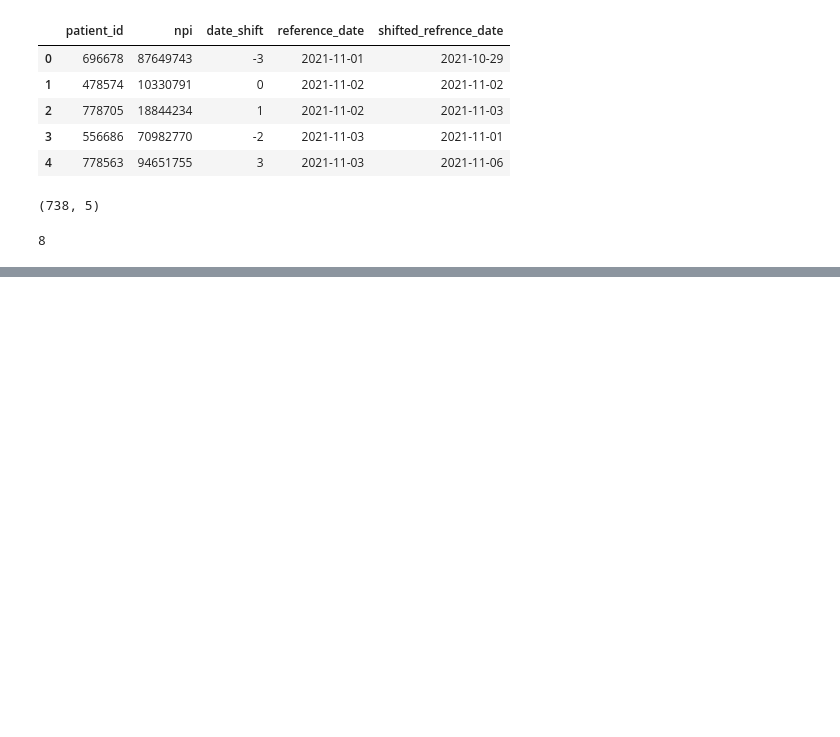
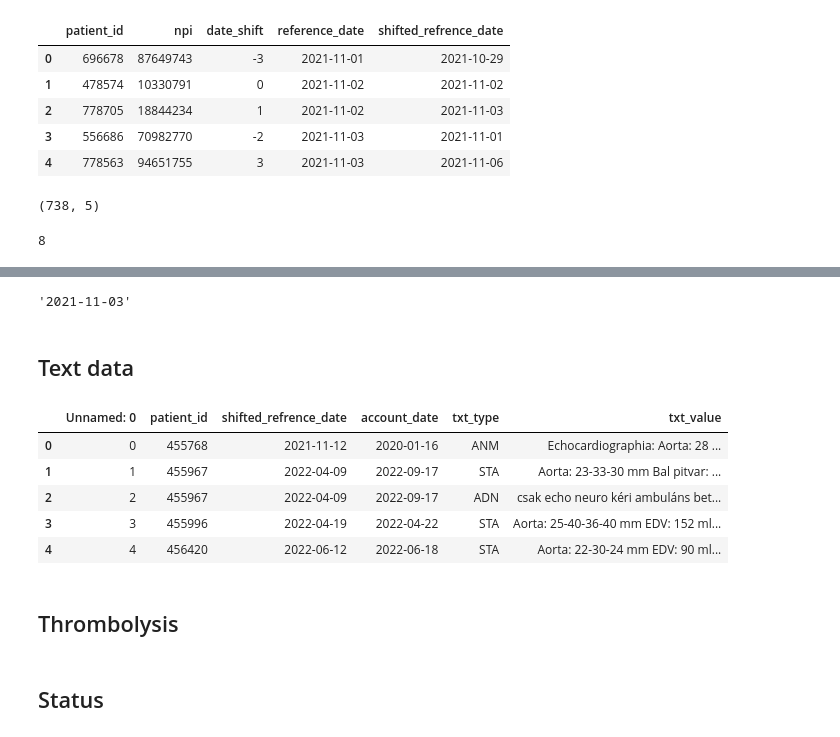
Before and after one commit to antalsz96/cta, a Jupyter notebook: medsol_analyzer/analyze.ipynb, the cells around one changed output, grey strips where cells are left out. Cells and saved outputs as stored; diff of their text form; code cells hidden in the pictures; blank space fills up the shorter version.

```diff
--- a/medsol_analyzer/analyze.ipynb
+++ b/medsol_analyzer/analyze.ipynb
@@ -82,0 +120,6 @@ if NI.itemsize == 8:
+# %%
+test_id = 556686
+RD = reference_df.loc[reference_df["patient_id"]==test_id, "reference_date"].values[0]
+RD
+# %% [output]
+'2021-11-03'
@@ -82,0 +129,18 @@ if NI.itemsize == 8:
+# %% [markdown]
+## Text data
+# %%
+# read excels into pandas
+
+neurologia_df = pd.read_excel("neurologia.xlsx")
+sbo_df = pd.read_excel("sbo_ambulans_lap.xlsx")
+echo_df = pd.read_excel("sziv_echo_lelet.xlsx")
+reference_df = pd.read_csv("patient_reference.csv")
+# %%
+echo_df.head()
+# %% [output]
+|  | Unnamed: 0 | patient_id | shifted_refrence_date | account_date | txt_type | txt_value |
+| 0 | 0 | 455768 | 2021-11-12 | 2020-01-16 | ANM | Echocardiographia: Aorta: 28 ... |
+| 1 | 1 | 455967 | 2022-04-09 | 2022-09-17 | STA | Aorta: 23-33-30 mm Bal pitvar: ... |
+| 2 | 2 | 455967 | 2022-04-09 | 2022-09-17 | ADN | csak echo neuro kéri ambuláns bet... |
+| 3 | 3 | 455996 | 2022-04-19 | 2022-04-22 | STA | Aorta: 25-40-36-40 mm EDV: 152 ml... |
+| 4 | 4 | 456420 | 2022-06-12 | 2022-06-18 | STA | Aorta: 22-30-24 mm EDV: 90 ml... |
@@ -82,0 +184,2 @@ if NI.itemsize == 8:
+# %% [markdown]
+## Thrombolysis
@@ -82,0 +204,2 @@ if NI.itemsize == 8:
+# %% [markdown]
+## Status
```
Also changed, not shown: parts of 16 cells of this notebook.
